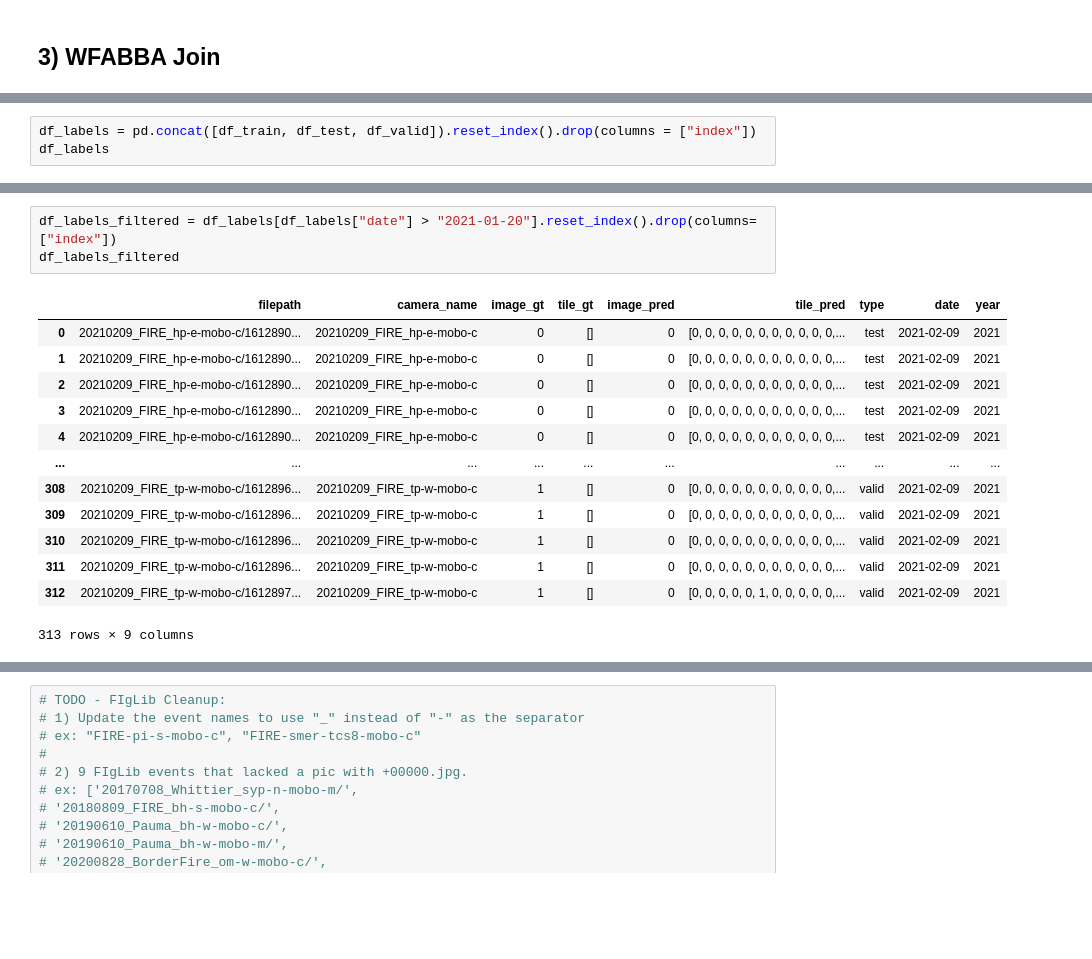
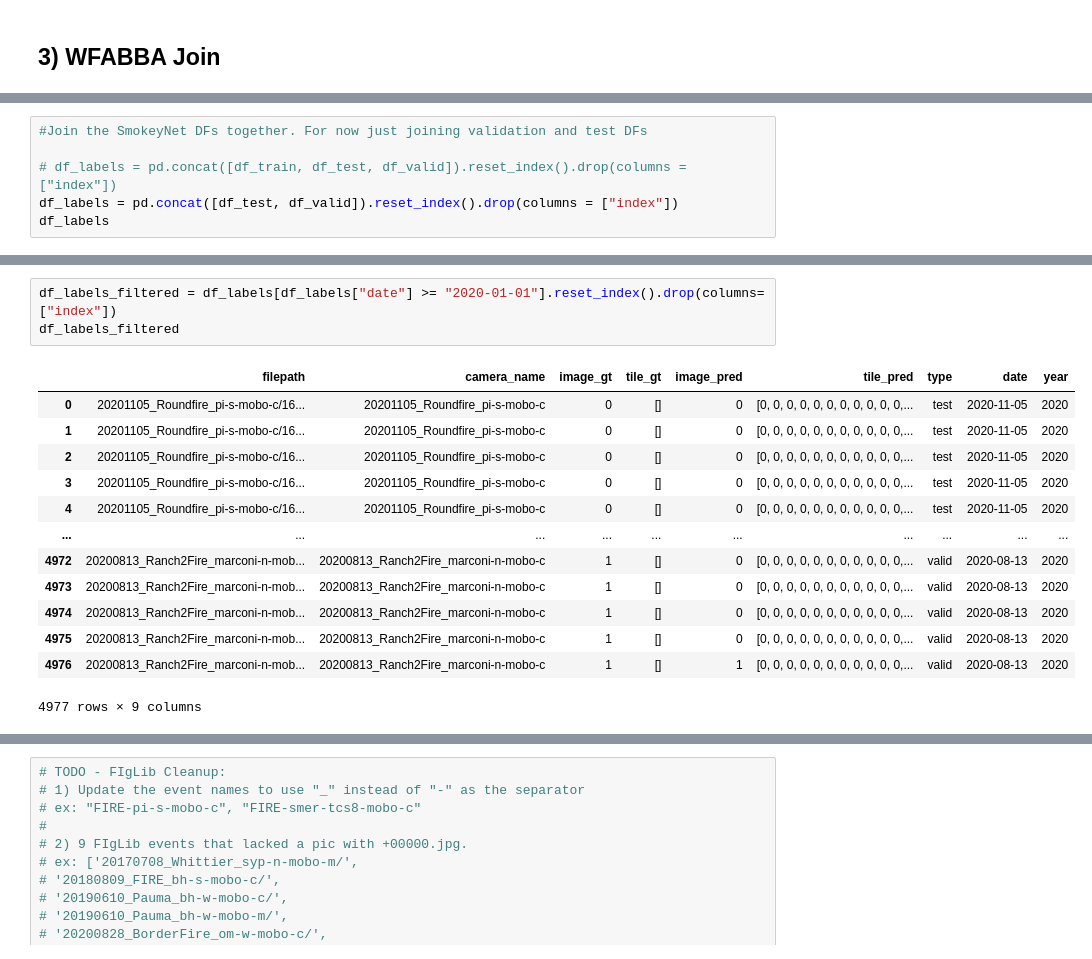
Before and after one commit to shaneluna/smokeynet-engineering, a Jupyter notebook: notebooks/wfabba/WFABBA_FIgLib_Join.ipynb, the cells around one changed output, grey strips where cells are left out. Cells and saved outputs as stored; diff of their text form; blank space fills up the shorter version.

```diff
--- a/notebooks/wfabba/WFABBA_FIgLib_Join.ipynb
+++ b/notebooks/wfabba/WFABBA_FIgLib_Join.ipynb
@@ -425,7 +521,10 @@ df_valid
 | 4910 | 20200813_Ranch2Fire_marconi-n-mob... | 20200813_Ranch2Fire_marconi-n-mobo-c | 1 | [] | 1 | [0, 0, 0, 0, 0, 0, 0, 0, 0, 0, 0,... | valid |
 4911 rows × 7 columns
 # %%
-df_labels = pd.concat([df_train, df_test, df_valid]).reset_index().drop(columns = ["index"])
+#Join the SmokeyNet DFs together. For now just joining validation and test DFs
+
+# df_labels = pd.concat([df_train, df_test, df_valid]).reset_index().drop(columns = ["index"])
+df_labels = pd.concat([df_test, df_valid]).reset_index().drop(columns = ["index"])
 df_labels
 # %% [output]
 |  | filepath | camera_name | image_gt | tile_gt | image_pred | tile_pred | type |
@@ -472,17 +627,17 @@ pd.DataFrame(df_labels[df_labels["date"] > "2021-01-20"][["camera_name","type",
 # %%
-df_labels_filtered = df_labels[df_labels["date"] > "2021-01-20"].reset_index().drop(columns=["index"])
+df_labels_filtered = df_labels[df_labels["date"] >= "2020-01-01"].reset_index().drop(columns=["index"])
 df_labels_filtered
 # %% [output]
 |  | filepath | camera_name | image_gt | tile_gt | image_pred | tile_pred | type | date | year |
-| 0 | 20210209_FIRE_hp-e-mobo-c/1612890... | 20210209_FIRE_hp-e-mobo-c | 0 | [] | 0 | [0, 0, 0, 0, 0, 0, 0, 0, 0, 0, 0,... | test | 2021-02-09 | 2021 |
-| 1 | 20210209_FIRE_hp-e-mobo-c/1612890... | 20210209_FIRE_hp-e-mobo-c | 0 | [] | 0 | [0, 0, 0, 0, 0, 0, 0, 0, 0, 0, 0,... | test | 2021-02-09 | 2021 |
-| 2 | 20210209_FIRE_hp-e-mobo-c/1612890... | 20210209_FIRE_hp-e-mobo-c | 0 | [] | 0 | [0, 0, 0, 0, 0, 0, 0, 0, 0, 0, 0,... | test | 2021-02-09 | 2021 |
-| 3 | 20210209_FIRE_hp-e-mobo-c/1612890... | 20210209_FIRE_hp-e-mobo-c | 0 | [] | 0 | [0, 0, 0, 0, 0, 0, 0, 0, 0, 0, 0,... | test | 2021-02-09 | 2021 |
-| 4 | 20210209_FIRE_hp-e-mobo-c/1612890... | 20210209_FIRE_hp-e-mobo-c | 0 | [] | 0 | [0, 0, 0, 0, 0, 0, 0, 0, 0, 0, 0,... | test | 2021-02-09 | 2021 |
+| 0 | 20201105_Roundfire_pi-s-mobo-c/16... | 20201105_Roundfire_pi-s-mobo-c | 0 | [] | 0 | [0, 0, 0, 0, 0, 0, 0, 0, 0, 0, 0,... | test | 2020-11-05 | 2020 |
+| 1 | 20201105_Roundfire_pi-s-mobo-c/16... | 20201105_Roundfire_pi-s-mobo-c | 0 | [] | 0 | [0, 0, 0, 0, 0, 0, 0, 0, 0, 0, 0,... | test | 2020-11-05 | 2020 |
+| 2 | 20201105_Roundfire_pi-s-mobo-c/16... | 20201105_Roundfire_pi-s-mobo-c | 0 | [] | 0 | [0, 0, 0, 0, 0, 0, 0, 0, 0, 0, 0,... | test | 2020-11-05 | 2020 |
+| 3 | 20201105_Roundfire_pi-s-mobo-c/16... | 20201105_Roundfire_pi-s-mobo-c | 0 | [] | 0 | [0, 0, 0, 0, 0, 0, 0, 0, 0, 0, 0,... | test | 2020-11-05 | 2020 |
+| 4 | 20201105_Roundfire_pi-s-mobo-c/16... | 20201105_Roundfire_pi-s-mobo-c | 0 | [] | 0 | [0, 0, 0, 0, 0, 0, 0, 0, 0, 0, 0,... | test | 2020-11-05 | 2020 |
 | ... | ... | ... | ... | ... | ... | ... | ... | ... | ... |
-| 308 | 20210209_FIRE_tp-w-mobo-c/1612896... | 20210209_FIRE_tp-w-mobo-c | 1 | [] | 0 | [0, 0, 0, 0, 0, 0, 0, 0, 0, 0, 0,... | valid | 2021-02-09 | 2021 |
-| 309 | 20210209_FIRE_tp-w-mobo-c/1612896... | 20210209_FIRE_tp-w-mobo-c | 1 | [] | 0 | [0, 0, 0, 0, 0, 0, 0, 0, 0, 0, 0,... | valid | 2021-02-09 | 2021 |
-| 310 | 20210209_FIRE_tp-w-mobo-c/1612896... | 20210209_FIRE_tp-w-mobo-c | 1 | [] | 0 | [0, 0, 0, 0, 0, 0, 0, 0, 0, 0, 0,... | valid | 2021-02-09 | 2021 |
-| 311 | 20210209_FIRE_tp-w-mobo-c/1612896... | 20210209_FIRE_tp-w-mobo-c | 1 | [] | 0 | [0, 0, 0, 0, 0, 0, 0, 0, 0, 0, 0,... | valid | 2021-02-09 | 2021 |
-| 312 | 20210209_FIRE_tp-w-mobo-c/1612897... | 20210209_FIRE_tp-w-mobo-c | 1 | [] | 0 | [0, 0, 0, 0, 0, 1, 0, 0, 0, 0, 0,... | valid | 2021-02-09 | 2021 |
+| 4972 | 20200813_Ranch2Fire_marconi-n-mob... | 20200813_Ranch2Fire_marconi-n-mobo-c | 1 | [] | 0 | [0, 0, 0, 0, 0, 0, 0, 0, 0, 0, 0,... | valid | 2020-08-13 | 2020 |
+| 4973 | 20200813_Ranch2Fire_marconi-n-mob... | 20200813_Ranch2Fire_marconi-n-mobo-c | 1 | [] | 0 | [0, 0, 0, 0, 0, 0, 0, 0, 0, 0, 0,... | valid | 2020-08-13 | 2020 |
+| 4974 | 20200813_Ranch2Fire_marconi-n-mob... | 20200813_Ranch2Fire_marconi-n-mobo-c | 1 | [] | 0 | [0, 0, 0, 0, 0, 0, 0, 0, 0, 0, 0,... | valid | 2020-08-13 | 2020 |
+| 4975 | 20200813_Ranch2Fire_marconi-n-mob... | 20200813_Ranch2Fire_marconi-n-mobo-c | 1 | [] | 0 | [0, 0, 0, 0, 0, 0, 0, 0, 0, 0, 0,... | valid | 2020-08-13 | 2020 |
+| 4976 | 20200813_Ranch2Fire_marconi-n-mob... | 20200813_Ranch2Fire_marconi-n-mobo-c | 1 | [] | 1 | [0, 0, 0, 0, 0, 0, 0, 0, 0, 0, 0,... | valid | 2020-08-13 | 2020 |
-313 rows × 9 columns
+4977 rows × 9 columns
```
Also changed, not shown: parts of 60 cells of this notebook.
